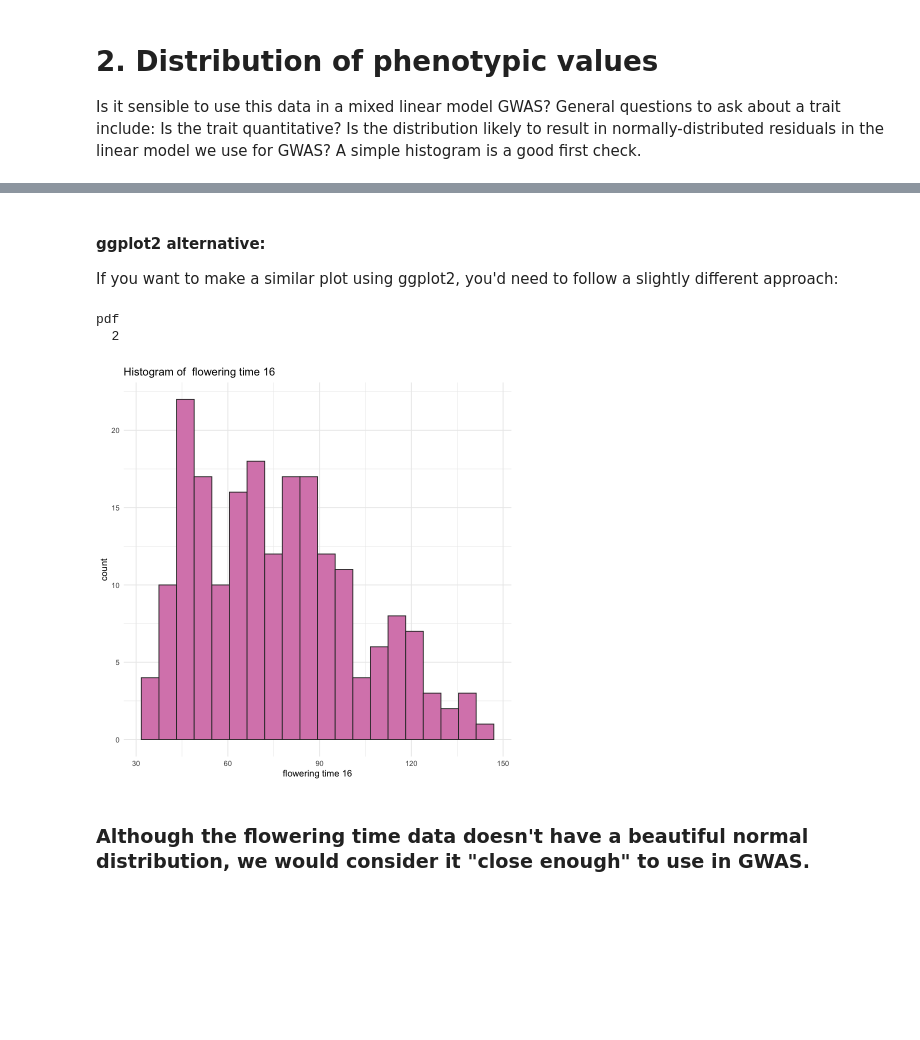
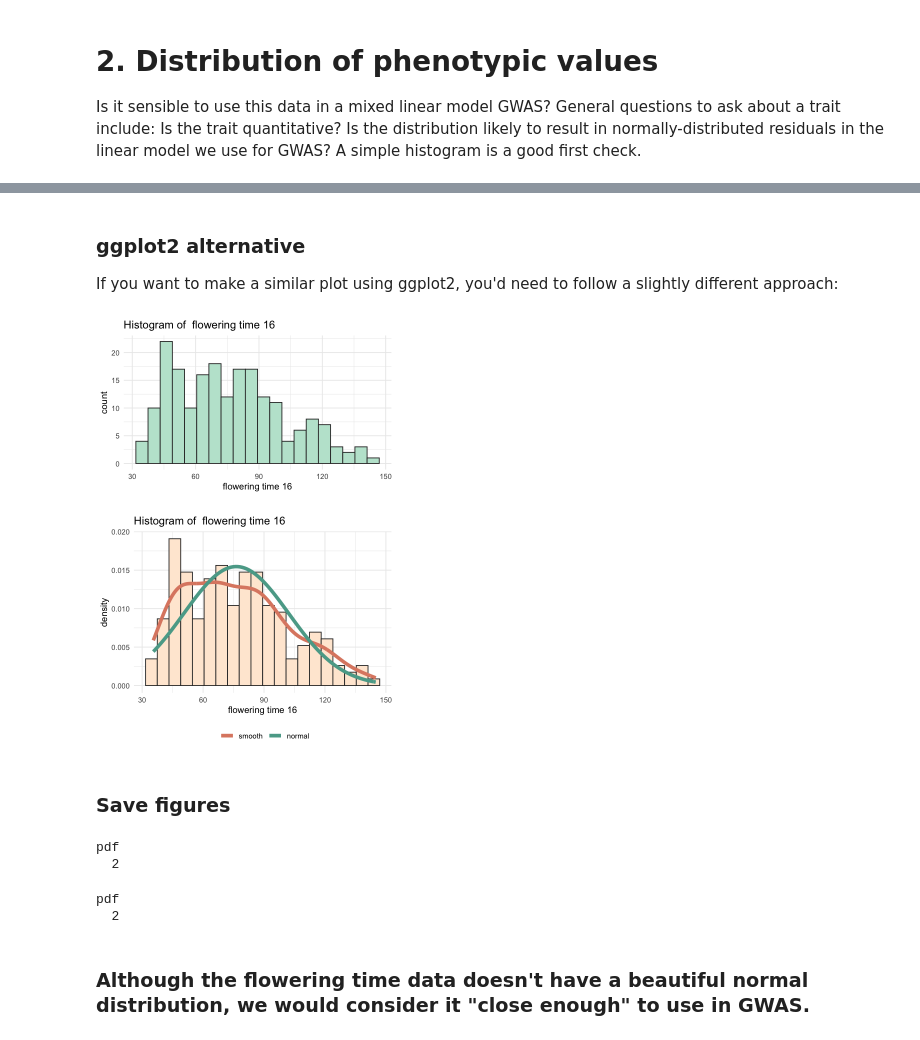
Before and after one commit to Gregor-Mendel-Institute/gwas_workshop, a Jupyter notebook: 1_phenotype_exploration.ipynb, the cells around one changed output, grey strips where cells are left out. Saved outputs shown, nothing was run; the diff lists cells and outputs as text; code cells hidden in the pictures; blank space fills up the shorter version.

```diff
--- a/1_phenotype_exploration.ipynb
+++ b/1_phenotype_exploration.ipynb
@@ -73,22 +75,66 @@ A data.frame: 6 × 2
 # %% [markdown]
-#### ggplot2 alternative:
+### ggplot2 alternative
 If you want to make a similar plot using ggplot2, you'd need to follow a slightly different approach:
 # %%
-p <- ggplot(pheno, aes(x=flowering_time_16)) +
-  geom_histogram(bins=20, fill="#D988B9", color = 'grey20') +
+options(repr.plot.width=5, repr.plot.height=3)
+
+# Create a ggplot object for further visualisation of complex multi-layered graphics
+p.counts <- ggplot(pheno, aes(x=flowering_time_16)) +
+  geom_histogram(bins=20, fill="#BEE5D3", color = 'grey20') +
   labs(x=gsub("\\_", " ", pheno.name),
        title=paste("Histogram of ", gsub("\\_", " ", pheno.name))) +
   theme_minimal()
-p
 
-# Save the figure
-pdf(paste(path.figures, 'histogram_', pheno.name,'.pdf', sep = ''), width = 8, height = 5)
-print(p)
-dev.off()
+# Visualise the object
+p.counts
 # %% [output]
-pdf
-  2
-[figure, old version]
+[figure, new version]
+# %%
+options(repr.plot.width=5, repr.plot.height=4)
+
+
+# Create density histogram with the normal density curve
+mu <- mean(pheno$flowering_time_16, na.rm = TRUE)
+sigma <- sd(pheno$flowering_time_16, na.rm = TRUE)
+
+p.density <- ggplot(pheno, aes(x=flowering_time_16)) +
+  geom_histogram(aes(y = ..density..), bins=20, fill="#FFE9D6", color = 'grey20') +  # Density histogram
+  stat_density(aes(color = 'smooth'), geom = "line", size = 2) +                      # Smooth line
+  stat_function(
+    aes(color = 'normal'),
+    fun = function(x) dnorm(x, mean=mu, sd=sigma),
+    size = 2
+  ) +  # Normal approximation
+  scale_colour_manual(
+    name = "",
+    values = c("#DE8971", "#5AA897"),
+    breaks = c("smooth", "normal")
+  ) +  # Own colors
+  labs(
+    x = gsub("\\_", " ", pheno.name),
+    title = paste("Histogram of ", gsub("\\_", " ", pheno.name))
+  ) +
+  theme_minimal() +
+  theme(legend.position = "bottom", legend.direction = "horizontal")
+
+p.density
+# %% [output]
+[figure, added]
+# %% [markdown]
+### Save figures
+# %%
+pdf(paste(path.figures, 'histogram_counts', pheno.name,'.pdf', sep = ''), width = 8, height = 5)
+print(p.counts)
+dev.off()
+
+pdf(paste(path.figures, 'histogram_density', pheno.name,'.pdf', sep = ''), width = 8, height = 5)
+print(p.density)
+dev.off()
+# %% [output]
+pdf
+  2
+pdf
+  2
 # %% [markdown]
 ### Although the flowering time data doesn't have a beautiful normal distribution, we would consider it "close enough" to use in GWAS.
 # %% [markdown]
```
Also changed, not shown: parts of 5 cells of this notebook, 2 other files.
